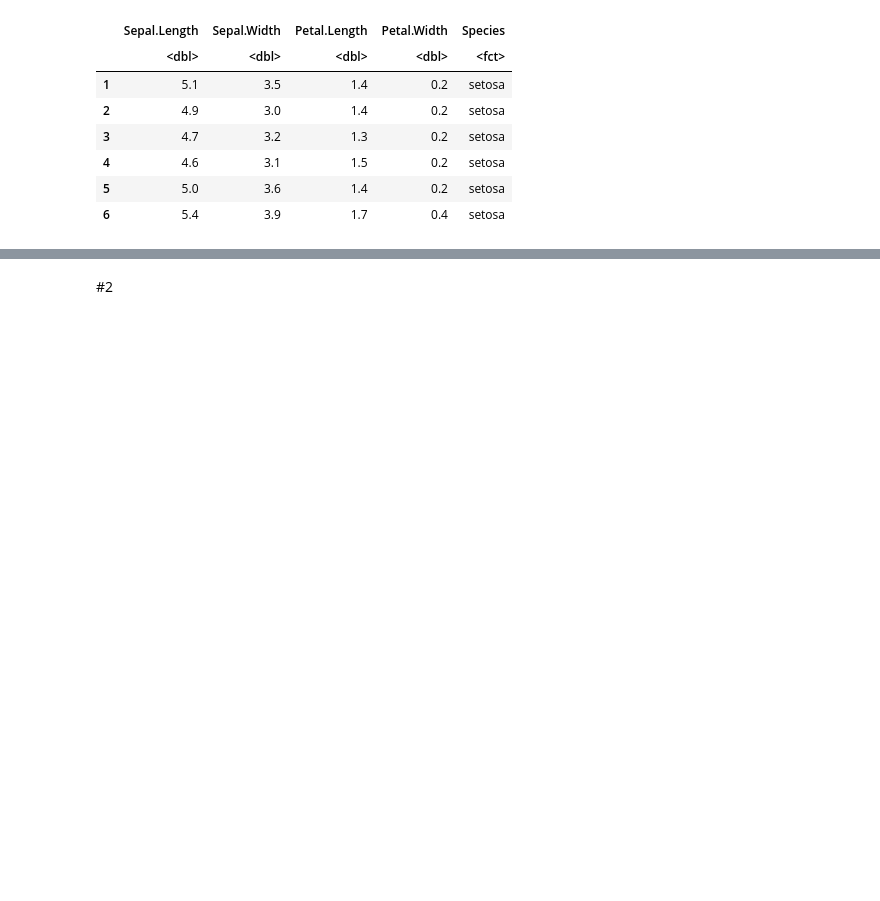
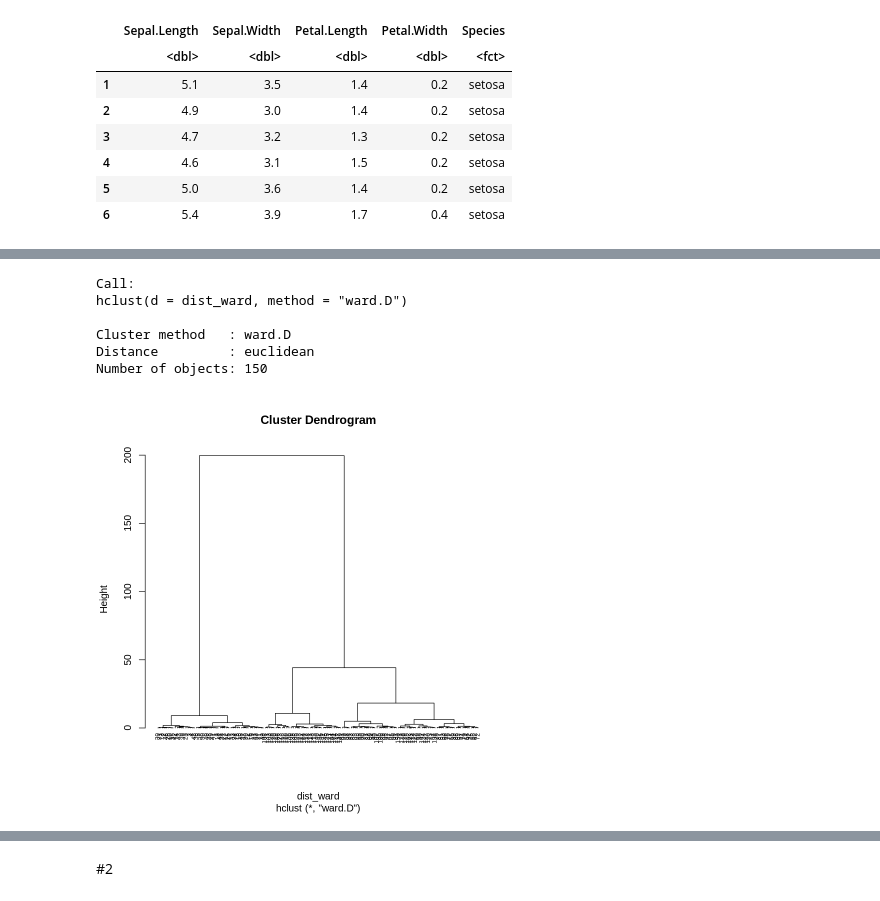
Before and after one commit to Viktory4121/MME, a Jupyter notebook: lab3.ipynb, the cells around one changed output, grey strips where cells are left out. Drawn from its saved outputs; the diff is of its cells as text; code cells hidden in the pictures; blank space fills up the shorter version.

```diff
--- a/lab3.ipynb
+++ b/lab3.ipynb
@@ -24,0 +64,13 @@ A data.frame: 6 × 5
+# %%
+dist_ward <- dist(part_data, method = "euclidean")
+model_ward <- hclust(dist_ward, method = "ward.D" )
+print(model_ward)
+plot(model_ward, cex = 0.6, hang = -1)
+# %% [output]
+Call:
+hclust(d = dist_ward, method = "ward.D")
+
+Cluster method   : ward.D
+Distance         : euclidean
+Number of objects: 150
+[figure, added]
```
Also changed, not shown: parts of 47 cells of this notebook.
